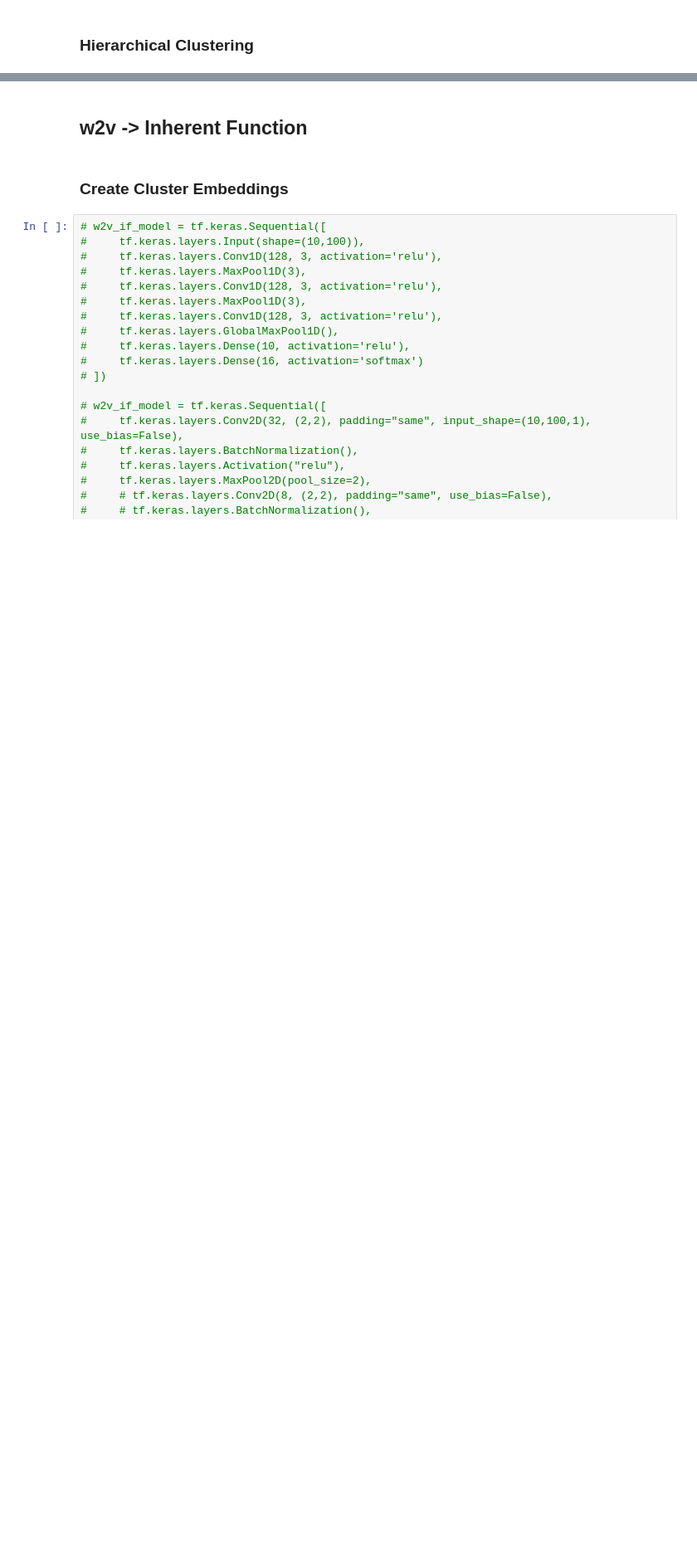
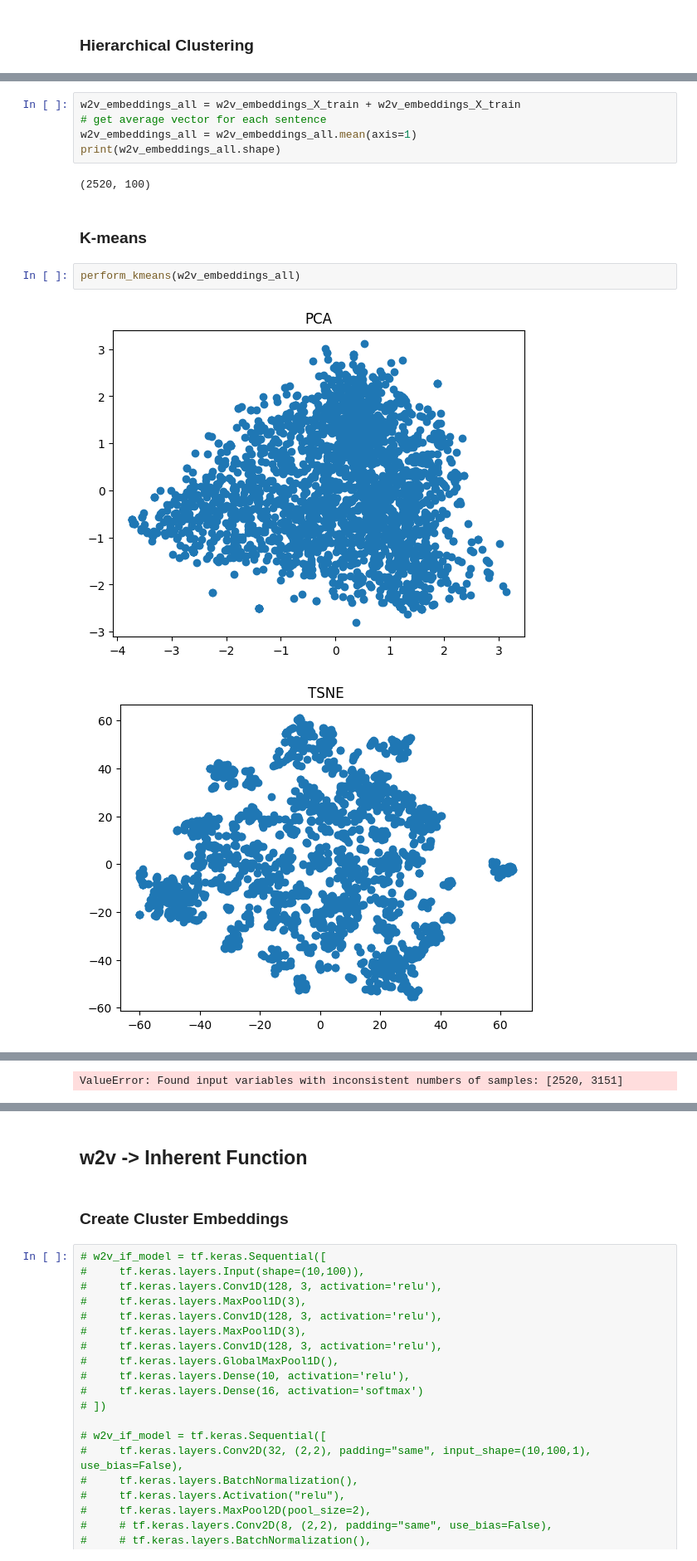
Before and after one commit to nlp-tlp/Hons24-Jadeyn, a Jupyter notebook: Sentence_Similarity/CNN_sbert copy.ipynb, the cells around one changed output, grey strips where cells are left out. Shown at 83% size. Drawn from its saved outputs; the diff is of its cells as text; blank space fills up the shorter version.

```diff
--- a/Sentence_Similarity/CNN_sbert copy.ipynb
+++ b/Sentence_Similarity/CNN_sbert copy.ipynb
@@ -910,0 +914,14 @@ def get_hierarchical_clusters(k, linkage_data):
+# %%
+w2v_embeddings_all = w2v_embeddings_X_train + w2v_embeddings_X_train
+# get average vector for each sentence
+w2v_embeddings_all = w2v_embeddings_all.mean(axis=1)
+print(w2v_embeddings_all.shape)
+# %% [output]
+(2520, 100)
+# %% [markdown]
+### K-means
+# %%
+perform_kmeans(w2v_embeddings_all)
+# %% [output]
+[figure, added]
+[figure, added]
@@ -910,0 +940 @@ def get_hierarchical_clusters(k, linkage_data):
+ValueError: Found input variables with inconsistent numbers of samples: [2520, 3151]
```
Also changed, not shown: parts of 33 cells of this notebook.
